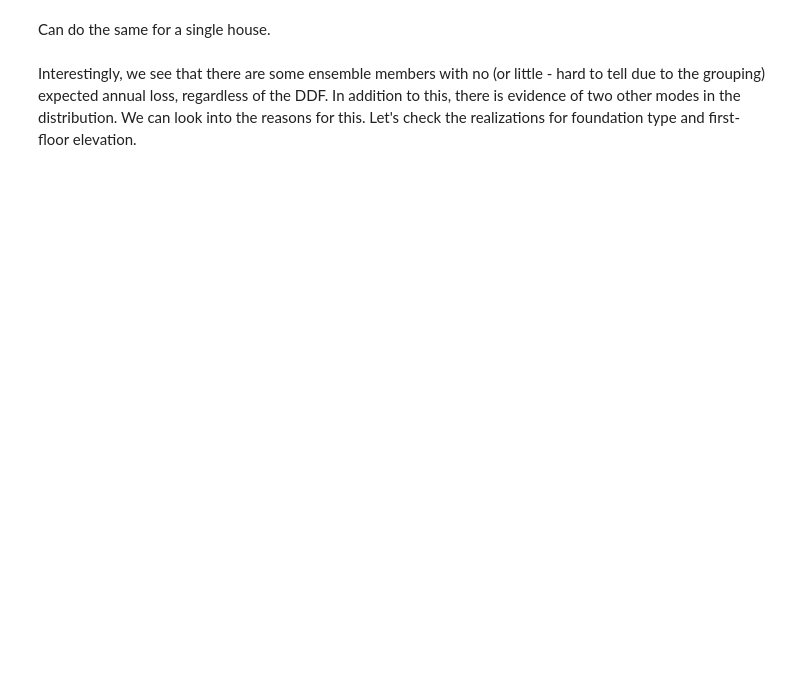
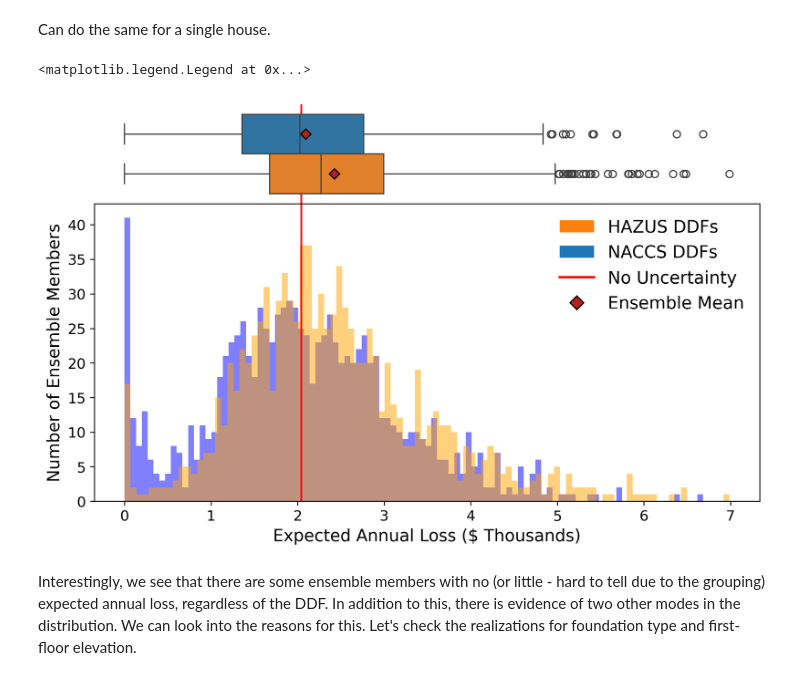
Before and after one commit to abpoll/unsafe, a Jupyter notebook: examples/philadelphia_frd/notebooks/full_data_example.ipynb, the cells around one changed output. Saved outputs shown, nothing was run; the diff lists cells and outputs as text; code cells hidden in the pictures; blank space fills up the shorter version.

```diff
--- a/examples/philadelphia_frd/notebooks/full_data_example.ipynb
+++ b/examples/philadelphia_frd/notebooks/full_data_example.ipynb
@@ -355,13 +532,16 @@ ax[1].legend(handles=legend_elements,
 # %% [markdown]
 Can do the same for a single house.
 # %%
-# Let's plot the above for the house with the highest average expected annual loss
-# Since this seems to be higher with HAZUS DDFs, let's use those
-# to find the property
-max_eal_id = ens_df_f.groupby('fd_id')['hazus_eal'].mean().idxmax()
+# Let's plot the above for a house with some zero EAL
+# to demonstrate some ways to evaluate ensemble results
+
+check_prop_id = ens_df_f[ens_df_f['hazus_eal'] == 0]['fd_id'].unique()
+check_prop = ens_df_f[ens_df_f['fd_id'].isin(check_prop_id)]
+
+max_eal_id = check_prop.groupby('fd_id')['hazus_eal'].mean().idxmax()
 
 max_unc = ens_df_f[ens_df_f['fd_id'] == max_eal_id]
-max_nounc = nounc_df[nounc_df['fd_id'] == max_eal_id]
+max_nounc = nounc_df.loc[max_eal_id]
 
 fig, ax = plt.subplots(figsize=(10, 6), dpi=300,
                        nrows=2,
@@ -385,33 +565,36 @@ temp_box = temp.melt(value_name='eal',
                      var_name='DDF Type')
 sns.boxplot(ax=ax[0],
             data=temp_box,
             x='eal',
             hue='DDF Type',
             legend=False,
             showmeans=True,
             meanprops={'markerfacecolor': 'firebrick',
                         'markeredgecolor': 'black',
                         'marker': 'D'})
 ax[0].axis('off')
 
 
 
 # Easier to do a custom legend
 legend_elements = [Patch(facecolor=sns.color_palette("tab10")[1],
                          label='HAZUS DDFs'),
                     Patch(facecolor=sns.color_palette("tab10")[0],
                          label='NACCS DDFs'),
                    Line2D([0], [0], color='r', lw=2, label='No Uncertainty'),
                    Line2D([0], [0], marker='D', markerfacecolor='firebrick',
                           label='Ensemble Mean',
                           ls='',
                           markeredgecolor='black', markersize=8),]
 
 
 ax[1].legend(handles=legend_elements,
              loc='upper right',
              fontsize='x-large',
              frameon=False)
+# %% [output]
+<matplotlib.legend.Legend at 0x...>
+[figure, added]
 # %% [markdown]
 Interestingly, we see that there are some ensemble members with no (or little - hard to tell due to the grouping) expected annual loss, regardless of the DDF. In addition to this, there is evidence of two other modes in the distribution. We can look into the reasons for this. Let's check the realizations for foundation type and first-floor elevation.
 # %%
```
Also changed, not shown: parts of 17 cells of this notebook, 5 other files.
